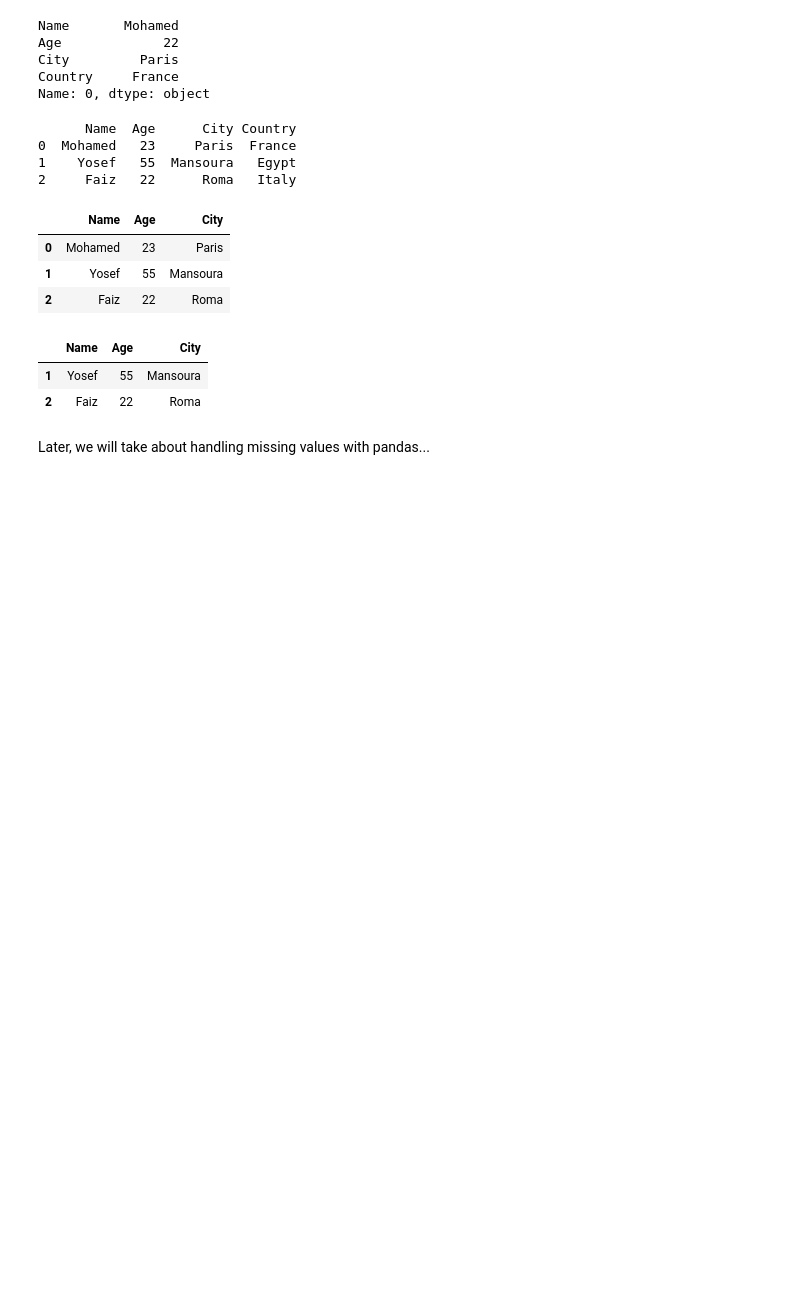
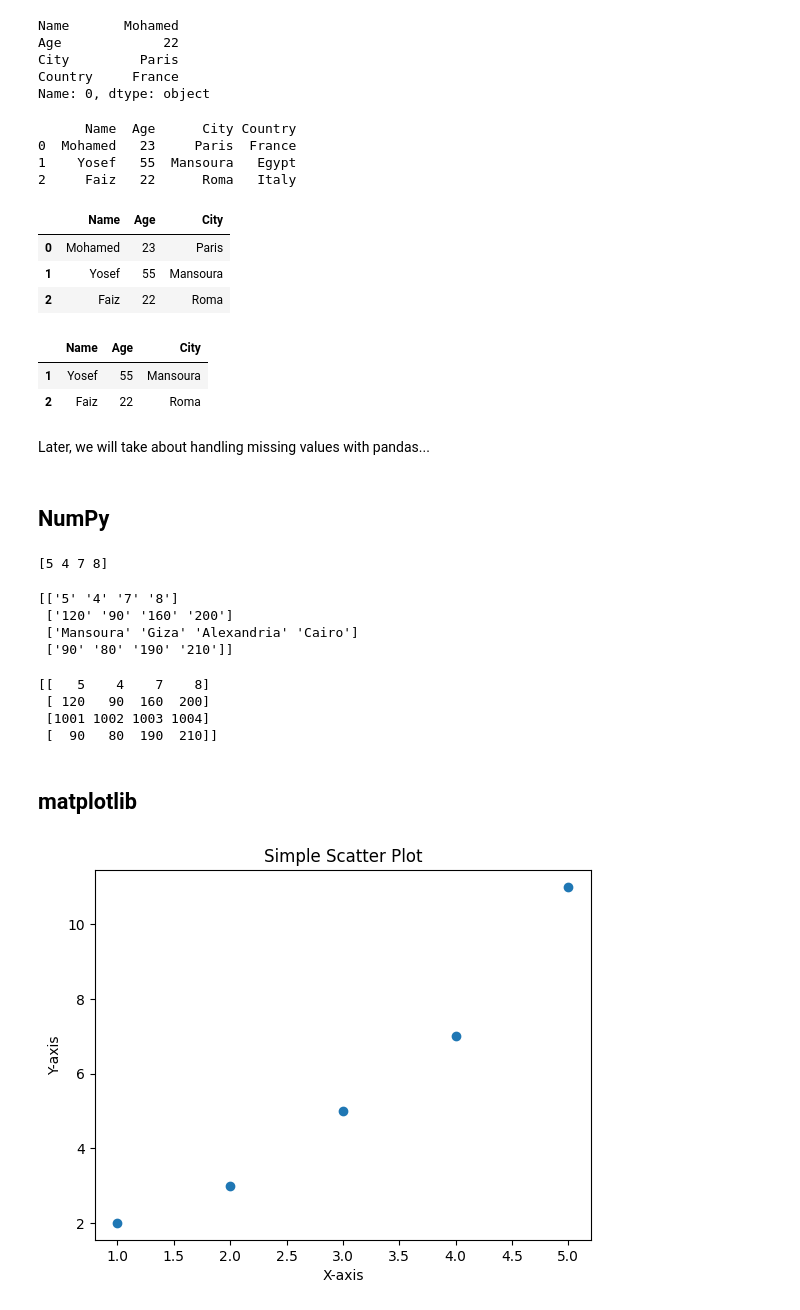
Before and after one commit to mohamedyosef101/Python-for-AI, a Jupyter notebook: 03_working_with_data.ipynb, the cells around one changed output. Drawn from its saved outputs; the diff is of its cells as text; code cells hidden in the pictures; blank space fills up the shorter version.

Commit message:
Add numpy and matplotlib code

```diff
--- a/03_working_with_data.ipynb
+++ b/03_working_with_data.ipynb
@@ -158,3 +160,58 @@ df
 | 2 | Faiz | 22 | Roma |
 # %% [markdown]
 Later, we will take about handling missing values with pandas...
+# %% [markdown]
+## NumPy
+# %%
+import numpy as np
+rooms = np.array([5, 4, 7, 8])
+print(rooms)
+# %% [output]
+[5 4 7 8]
+# %%
+arr = np.array([
+    [5, 4, 7, 8],
+    [120, 90, 160, 200],
+    ["Mansoura", "Giza", "Alexandria", "Cairo"],
+    [90, 80, 190, 210]
+    ])
+print(arr)
+# %% [output]
+[['5' '4' '7' '8']
+ ['120' '90' '160' '200']
+ ['Mansoura' 'Giza' 'Alexandria' 'Cairo']
+ ['90' '80' '190' '210']]
+# %%
+encoded_arr = np.array([
+    [5, 4, 7, 8],
+    [120, 90, 160, 200],
+    [1001, 1002, 1003, 1004], # Encoded!
+    [90, 80, 190, 210]
+    ])
+print(encoded_arr)
+# %% [output]
+[[   5    4    7    8]
+ [ 120   90  160  200]
+ [1001 1002 1003 1004]
+ [  90   80  190  210]]
+# %% [markdown]
+## matplotlib
+# %%
+# Sample data
+x = [1, 2, 3, 4, 5]
+y = [2, 3, 5, 7, 11]
+
+import matplotlib.pyplot as plt
+
+# Create a scatter plot
+plt.scatter(x, y)
+
+# Add a title and labels
+plt.title("Simple Scatter Plot")
+plt.xlabel("X-axis")
+plt.ylabel("Y-axis")
+
+# Show the plot
+plt.show()
+# %% [output]
+[figure, added]
```
Also changed, not shown: parts of 1 cell of this notebook.
